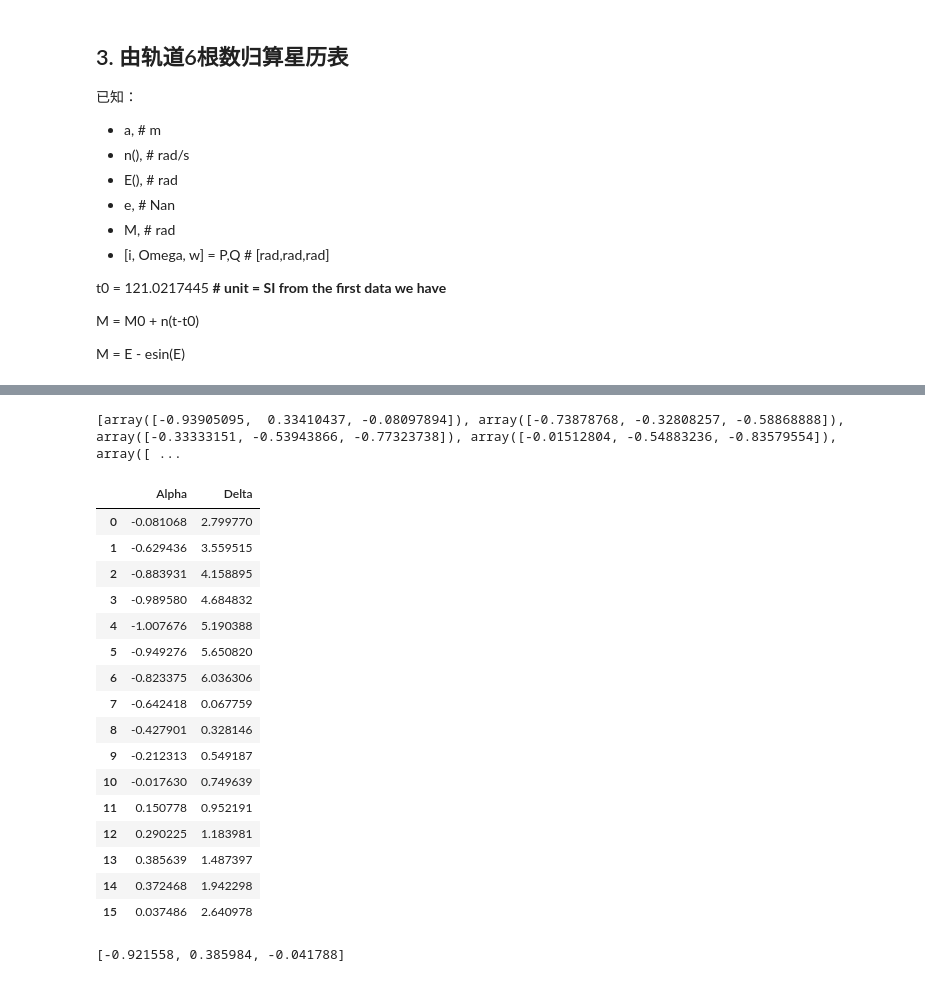
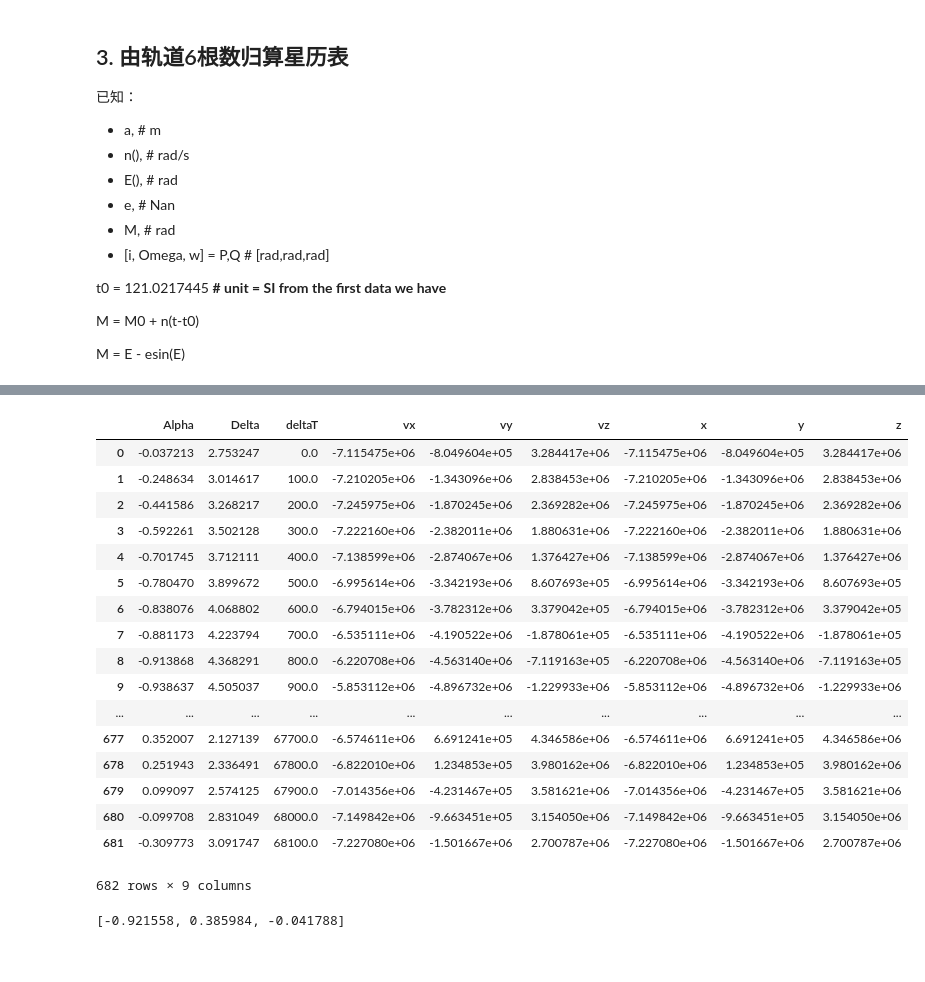
Before and after one commit to DengDingshan/dds_python, a Jupyter notebook: Celestial mechanics/Laplace_Total.ipynb, the cells around one changed output, grey strips where cells are left out. Drawn from its saved outputs; the diff is of its cells as text; code cells hidden in the pictures.

```diff
--- a/Celestial mechanics/Laplace_Total.ipynb
+++ b/Celestial mechanics/Laplace_Total.ipynb
@@ -163,12 +177,12 @@ position_fram_fil
 # 为循环重新format，取出需要的数据
 Observe_time = len(position_fram)
 
-obs = [0,1,2,3,4,5] # 取全部观测，做最小二乘法定初轨
+obs = [1,3,5] # 取全部观测，做最小二乘法定初轨
 
 # 取定t0
-index = 1
-t0 = 0.15
-# t0 = 0.5*(position_fram_fil['deltaT'].values[index] + position_fram_fil['deltaT'].values[index+2])
+# index = 1
+# t0 = 1.5
+t0 = 0.5*(position_fram_fil['deltaT'].values[0] + position_fram_fil['deltaT'].values[5])
 print(t0)
 # set F0 and G0 to begin the loop
 
@@ -189,4 +203,6 @@ for i in range(len(obs)): # 把要用的那几次观测数据提取出来：
     Miu.append(position_fram_fil['Miu'].values[j])
     Lambda.append(position_fram_fil['Lambda'].values[j])
     tao.append(position_fram_fil['deltaT'].values[j] - t0)
+
+np.array(tao)*time_unit
 # %% [output]
@@ -489,12 +506,12 @@ n
 # calculate keplar equation
 # 设置初值t0 和我们需要归算的时间t
 
-# 我将计算一整个周期的时间序列
-T = 2*np.pi/n
+# 我将计算以整个周期为倍数的时间序列
+T = 2*np.pi/n * 10
 print(T)
 
-t = np.arange(0,T,300) # unit = SI
-
+t = np.arange(-201,T,100) # unit = SI
+t_forecast = t
 Mt = (M + n*(t))%(2*np.pi)
 
 print(t)
@@ -580,6 +608,7 @@ for Et_single in Et:
     vt_single_norm = np.sqrt( np.dot(vt_single,vt_single) )
     vt.append(rt_single)
 
-    print(rt_single_norm/10**3,vt_single_norm/10**3)
+#     print(rt_single_norm/10**3,vt_single_norm/10**3)
 
-rt,vt
+rt = np.array(rt)
+vt = np.array(vt)
@@ -640,31 +635,39 @@ for P_station_single in P_station:
 
 ##############################################
 
-Forecast_fram = pd.DataFrame({'Alpha': np.array(Alpha_forecast),\
-                             'Delta':np.array(Delta_forecast)})
+Forecast_fram = pd.DataFrame({'Alpha': np.array(Alpha_forecast),
+                             'Delta':np.array(Delta_forecast),
+                             'deltaT':t_forecast-t_forecast[0],
+                             'x':rt[:,0],
+                             'y':rt[:,1],
+                             'z':rt[:,2],
+                             'vx':vt[:,0],
+                             'vy':vt[:,1],
+                             'vz':vt[:,2]})
 
-print(L_forecast_total)
-
-Forecast_fram
+# print(L_forecast_total)
-# %% [output]
-[array([-0.93905095,  0.33410437, -0.08097894]), array([-0.73878768, -0.32808257, -0.58868888]), array([-0.33333151, -0.53943866, -0.77323738]), array([-0.01512804, -0.54883236, -0.83579554]), array([ ...
-|  | Alpha | Delta |
-| 0 | -0.081068 | 2.799770 |
-| 1 | -0.629436 | 3.559515 |
-| 2 | -0.883931 | 4.158895 |
-| 3 | -0.989580 | 4.684832 |
-| 4 | -1.007676 | 5.190388 |
-| 5 | -0.949276 | 5.650820 |
-| 6 | -0.823375 | 6.036306 |
-| 7 | -0.642418 | 0.067759 |
-| 8 | -0.427901 | 0.328146 |
-| 9 | -0.212313 | 0.549187 |
-| 10 | -0.017630 | 0.749639 |
-| 11 | 0.150778 | 0.952191 |
-| 12 | 0.290225 | 1.183981 |
-| 13 | 0.385639 | 1.487397 |
-| 14 | 0.372468 | 1.942298 |
-| 15 | 0.037486 | 2.640978 |
+# %%
+Forecast_fram.to_csv('echo1st_forecast.csv')
+Forecast_fram
+# %% [output]
+|  | Alpha | Delta | deltaT | vx | vy | vz | x | y | z |
+| 0 | -0.037213 | 2.753247 | 0.0 | -7.115475e+06 | -8.049604e+05 | 3.284417e+06 | -7.115475e+06 | -8.049604e+05 | 3.284417e+06 |
+| 1 | -0.248634 | 3.014617 | 100.0 | -7.210205e+06 | -1.343096e+06 | 2.838453e+06 | -7.210205e+06 | -1.343096e+06 | 2.838453e+06 |
+| 2 | -0.441586 | 3.268217 | 200.0 | -7.245975e+06 | -1.870245e+06 | 2.369282e+06 | -7.245975e+06 | -1.870245e+06 | 2.369282e+06 |
+| 3 | -0.592261 | 3.502128 | 300.0 | -7.222160e+06 | -2.382011e+06 | 1.880631e+06 | -7.222160e+06 | -2.382011e+06 | 1.880631e+06 |
+| 4 | -0.701745 | 3.712111 | 400.0 | -7.138599e+06 | -2.874067e+06 | 1.376427e+06 | -7.138599e+06 | -2.874067e+06 | 1.376427e+06 |
+| 5 | -0.780470 | 3.899672 | 500.0 | -6.995614e+06 | -3.342193e+06 | 8.607693e+05 | -6.995614e+06 | -3.342193e+06 | 8.607693e+05 |
+| 6 | -0.838076 | 4.068802 | 600.0 | -6.794015e+06 | -3.782312e+06 | 3.379042e+05 | -6.794015e+06 | -3.782312e+06 | 3.379042e+05 |
+| 7 | -0.881173 | 4.223794 | 700.0 | -6.535111e+06 | -4.190522e+06 | -1.878061e+05 | -6.535111e+06 | -4.190522e+06 | -1.878061e+05 |
+| 8 | -0.913868 | 4.368291 | 800.0 | -6.220708e+06 | -4.563140e+06 | -7.119163e+05 | -6.220708e+06 | -4.563140e+06 | -7.119163e+05 |
+| 9 | -0.938637 | 4.505037 | 900.0 | -5.853112e+06 | -4.896732e+06 | -1.229933e+06 | -5.853112e+06 | -4.896732e+06 | -1.229933e+06 |
+| ... | ... | ... | ... | ... | ... | ... | ... | ... | ... |
+| 677 | 0.352007 | 2.127139 | 67700.0 | -6.574611e+06 | 6.691241e+05 | 4.346586e+06 | -6.574611e+06 | 6.691241e+05 | 4.346586e+06 |
+| 678 | 0.251943 | 2.336491 | 67800.0 | -6.822010e+06 | 1.234853e+05 | 3.980162e+06 | -6.822010e+06 | 1.234853e+05 | 3.980162e+06 |
+| 679 | 0.099097 | 2.574125 | 67900.0 | -7.014356e+06 | -4.231467e+05 | 3.581621e+06 | -7.014356e+06 | -4.231467e+05 | 3.581621e+06 |
+| 680 | -0.099708 | 2.831049 | 68000.0 | -7.149842e+06 | -9.663451e+05 | 3.154050e+06 | -7.149842e+06 | -9.663451e+05 | 3.154050e+06 |
+| 681 | -0.309773 | 3.091747 | 68100.0 | -7.227080e+06 | -1.501667e+06 | 2.700787e+06 | -7.227080e+06 | -1.501667e+06 | 2.700787e+06 |
+682 rows × 9 columns
 # %%
 L = [-0.9152477093203553, -0.0501154444748697, -0.39976252051552885]
 L = [-0.921558,0.385984,-0.041788]
```
Also changed, not shown: parts of 25 cells of this notebook, 4 other files.
